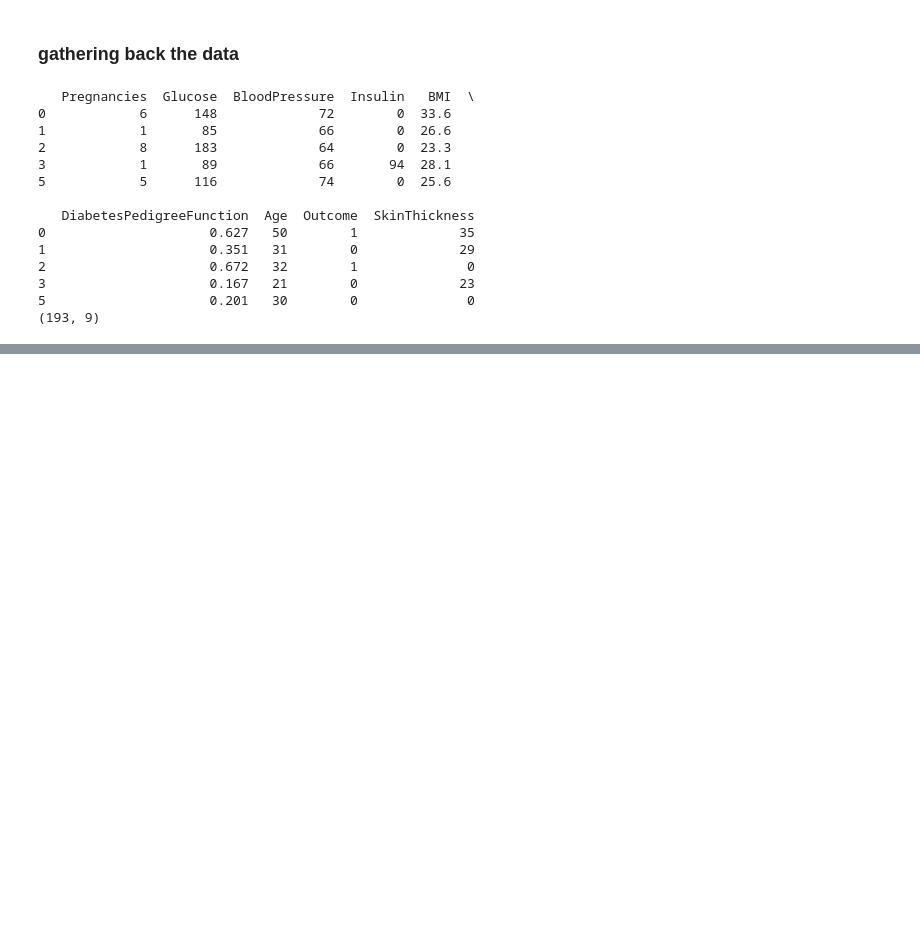
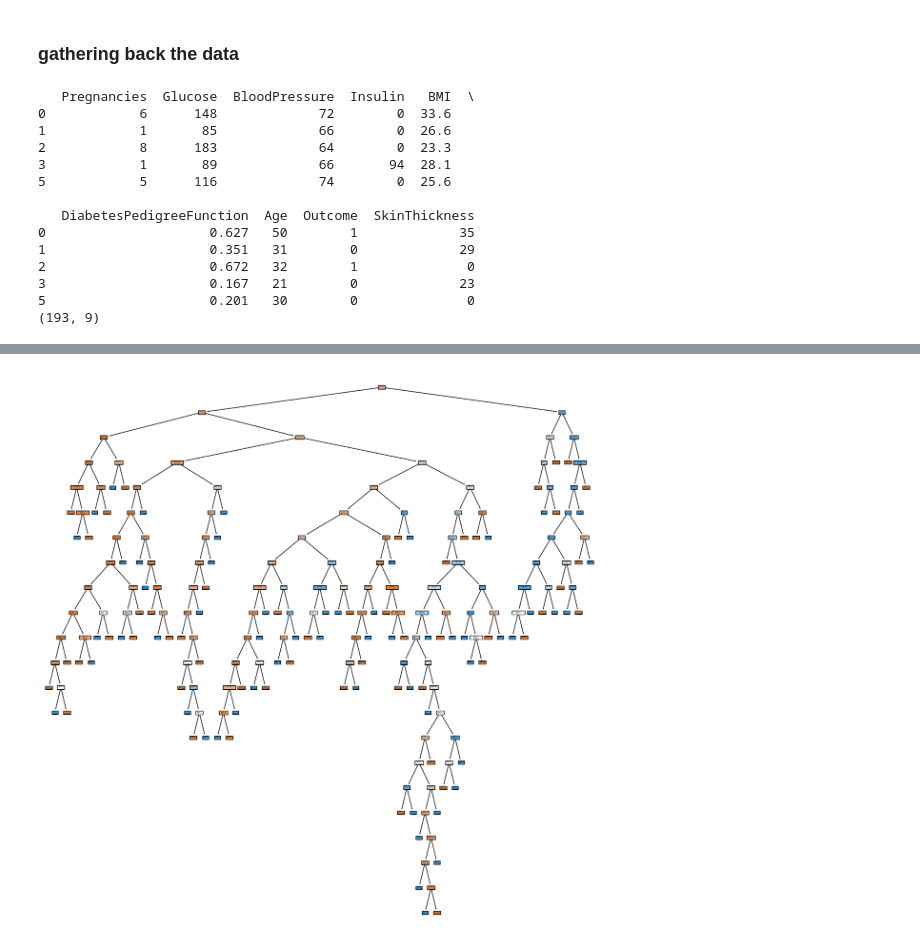
Before and after one commit to leandro-reguero/decision-trees, a Jupyter notebook: src/explore.ipynb, the cells around one changed output, grey strips where cells are left out. Saved outputs shown, nothing was run; the diff lists cells and outputs as text; code cells hidden in the pictures; blank space fills up the shorter version.

Commit message:
modelos 1y2 hechos, datos guardados

```diff
--- a/src/explore.ipynb
+++ b/src/explore.ipynb
@@ -533,0 +534,4 @@ print(zeros.shape)
+# %%
+df['SkinThickness'] = df['SkinThickness'].replace(0,df['SkinThickness'].mean())
+
+print(df.describe())
@@ -533,0 +558,7 @@ print(zeros.shape)
+# %%
+X = df.drop('Outcome', axis=1)
+y = df['Outcome']
+
+X_train, X_test, y_train, y_test = train_test_split(X, y, test_size=0.2, random_state=21)
+
+X_train.head(10)
@@ -533,0 +582,11 @@ print(zeros.shape)
+# %%
+model_c2 = DecisionTreeClassifier(random_state=21)
+model_c2.fit(X_train, y_train)
+
+fig = plt.figure(figsize=(15,15))
+
+tree.plot_tree(model_c2, feature_names = list(X_train.columns), class_names = ["No diabetes", "Diabetes"], filled = True)
+
+plt.show()
+# %% [output]
+[figure, added]
```
Also changed, not shown: parts of 17 cells of this notebook, 5 other files.
